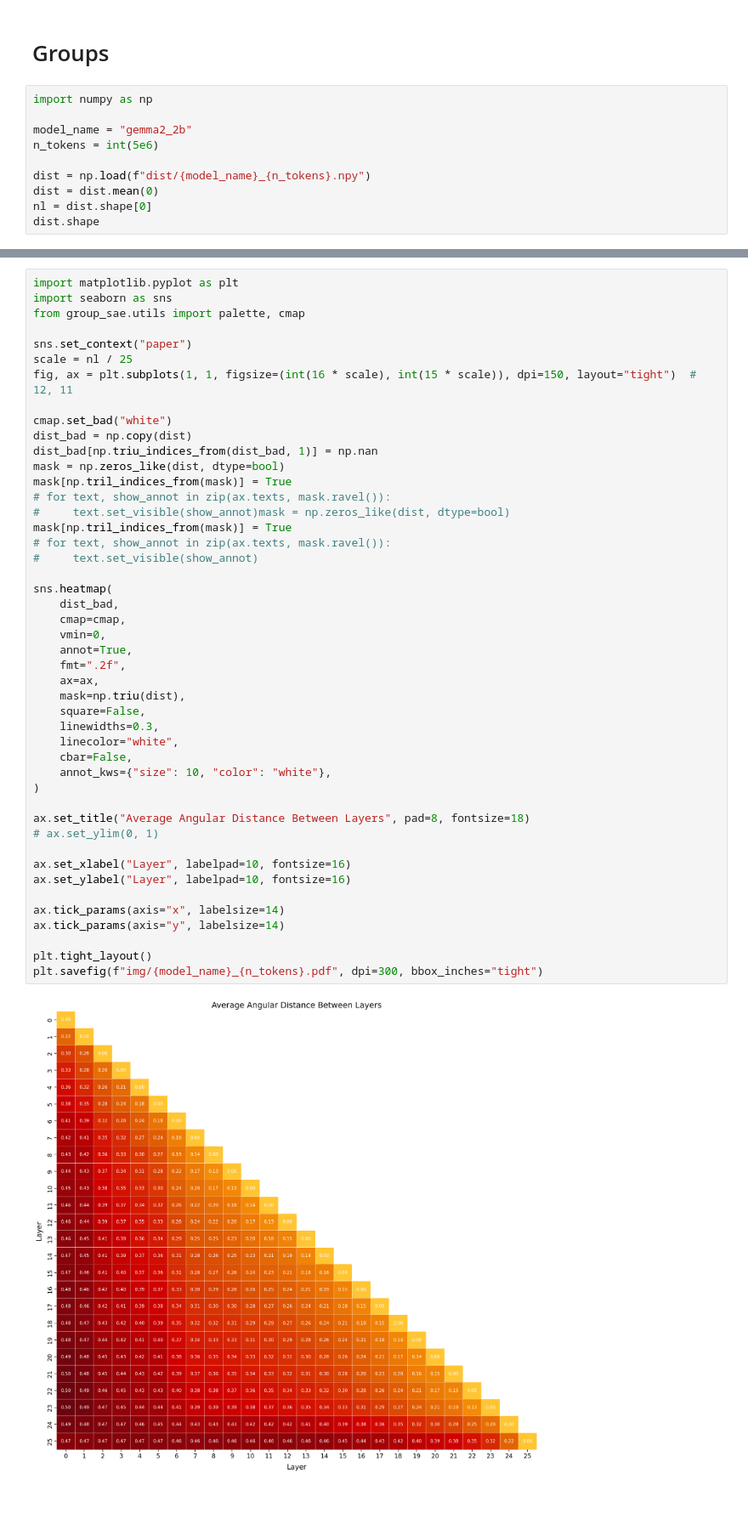
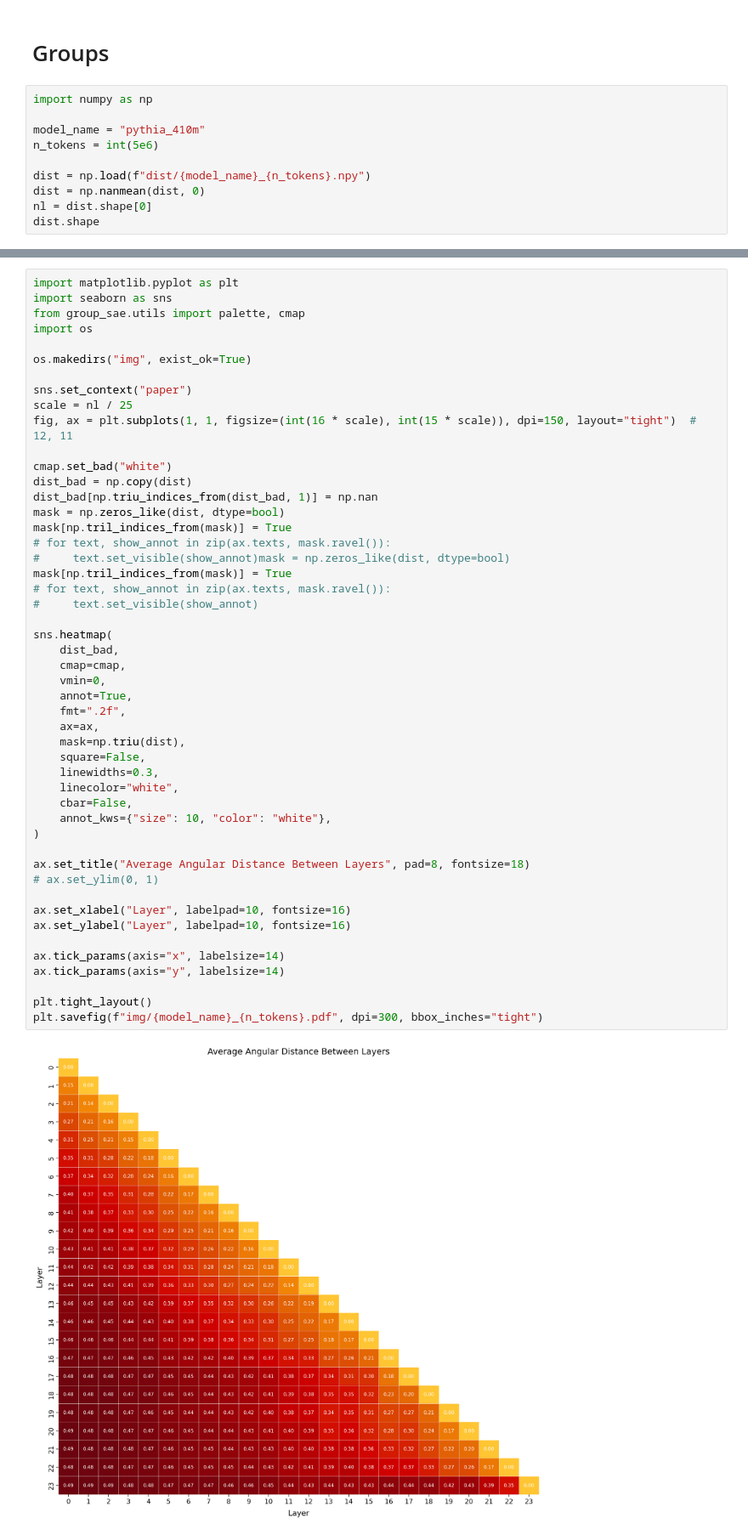
Before and after one commit to ghidav/group-sae, a Jupyter notebook: groups/plots.ipynb, the cells around one changed output, grey strips where cells are left out. Shown: that part at 85% size. Drawn from its saved outputs; the diff is of its cells as text; blank space fills up the shorter version.

```diff
--- a/groups/plots.ipynb
+++ b/groups/plots.ipynb
@@ -3,11 +3,11 @@
 # %%
 import numpy as np
 
-model_name = "gemma2_2b"
+model_name = "pythia_410m"
 n_tokens = int(5e6)
 
 dist = np.load(f"dist/{model_name}_{n_tokens}.npy")
-dist = dist.mean(0)
+dist = np.nanmean(dist, 0)
 nl = dist.shape[0]
 dist.shape
 # %% [output]
@@ -16,6 +16,9 @@ dist.shape
 import matplotlib.pyplot as plt
 import seaborn as sns
 from group_sae.utils import palette, cmap
+import os
+
+os.makedirs("img", exist_ok=True)
 
 sns.set_context("paper")
 scale = nl / 25
@@ -32,34 +35,34 @@ mask[np.tril_indices_from(mask)] = True
 # for text, show_annot in zip(ax.texts, mask.ravel()):
 #     text.set_visible(show_annot)
 
 sns.heatmap(
     dist_bad,
     cmap=cmap,
     vmin=0,
     annot=True,
     fmt=".2f",
     ax=ax,
     mask=np.triu(dist),
     square=False,
     linewidths=0.3,
     linecolor="white",
     cbar=False,
     annot_kws={"size": 10, "color": "white"},
 )
 
 ax.set_title("Average Angular Distance Between Layers", pad=8, fontsize=18)
 # ax.set_ylim(0, 1)
 
 ax.set_xlabel("Layer", labelpad=10, fontsize=16)
 ax.set_ylabel("Layer", labelpad=10, fontsize=16)
 
 ax.tick_params(axis="x", labelsize=14)
 ax.tick_params(axis="y", labelsize=14)
 
 plt.tight_layout()
 plt.savefig(f"img/{model_name}_{n_tokens}.pdf", dpi=300, bbox_inches="tight")
 # %% [output]
-[figure, old version]
+[figure, new version]
 # %%
 from sklearn.cluster import AgglomerativeClustering
 import json
```
Also changed, not shown: parts of 2 cells of this notebook, 2 other files.
